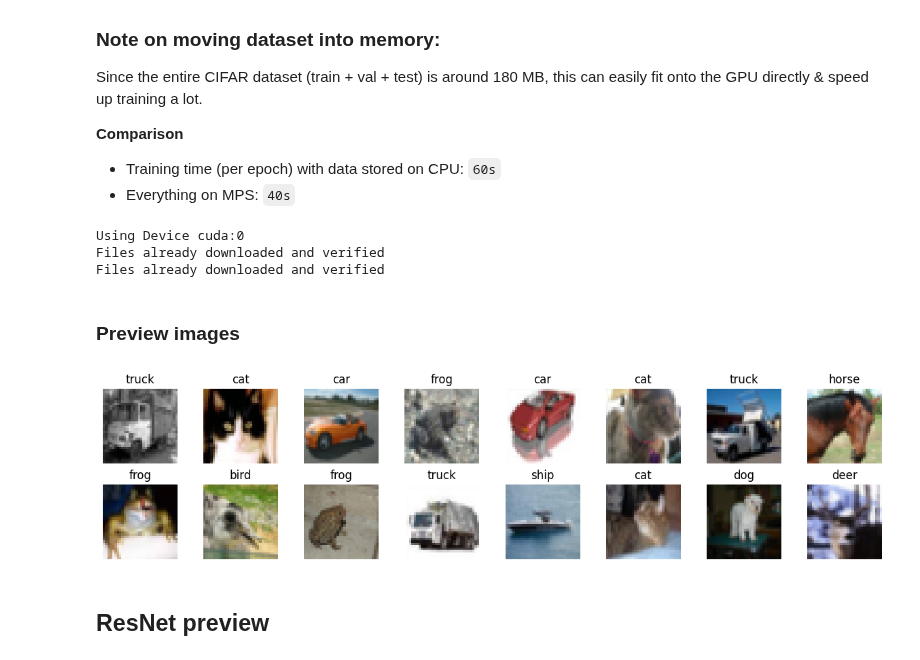
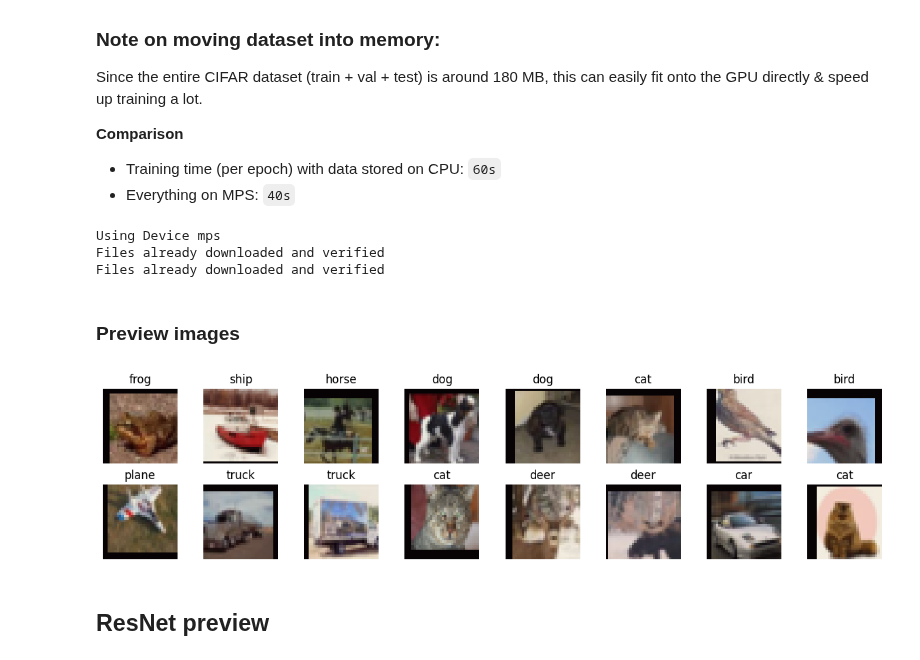
Before and after one commit to LeonY117/Bayes-Stochastic-Depth, a Jupyter notebook: notebooks/sd_CIFAR10.ipynb, the cells around one changed output. Saved outputs shown, nothing was run; the diff lists cells and outputs as text; code cells hidden in the pictures.

```diff
--- a/notebooks/sd_CIFAR10.ipynb
+++ b/notebooks/sd_CIFAR10.ipynb
@@ -24,4 +24,4 @@ if ENV == 'colab':
   data_dir = "/content/drive/My Drive/Bayes-Stochastic-Depth/data"
 
 elif ENV == 'local':
-  data_dir = "./data"
+  data_dir = "../data"
@@ -89,20 +85,20 @@ if torch.cuda.is_available():
 # DEVICE = torch.device("cpu")
 print(f'Using Device {DEVICE}')
 
-datasets = load_CIFAR(data_dir, DEVICE)
+datasets = get_dataset('cifar10', data_dir, DEVICE)
 # %% [output]
-Using Device cuda:0
+Using Device mps
 Files already downloaded and verified
 Files already downloaded and verified
 # %% [markdown]
 ### Preview images
 # %%
-show_cifar_images(dataset=datasets['val'], grid_size=(2, 8), show_labels=True)
+show_cifar_images(dataset=datasets['train'], grid_size=(2, 8), show_labels=True)
 
 # to show images with predictions:
 # show_cifar_images((2, 8), show_labels=True, dataset=testset, preds=preds)
 # %% [output]
-[figure, old version]
+[figure, new version]
 # %% [markdown]
 ## ResNet preview
 # %%
```
Also changed, not shown: parts of 2 cells of this notebook.
